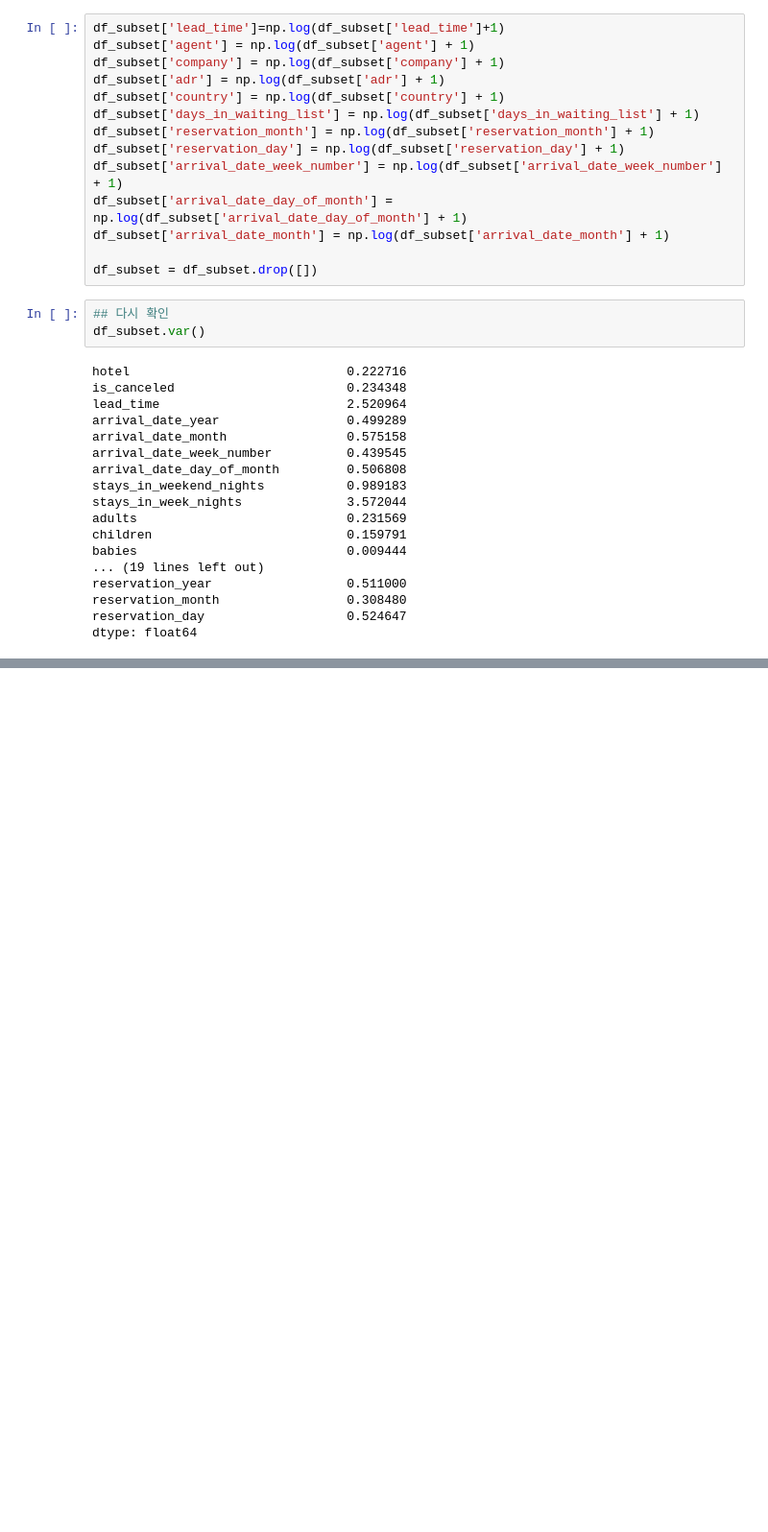
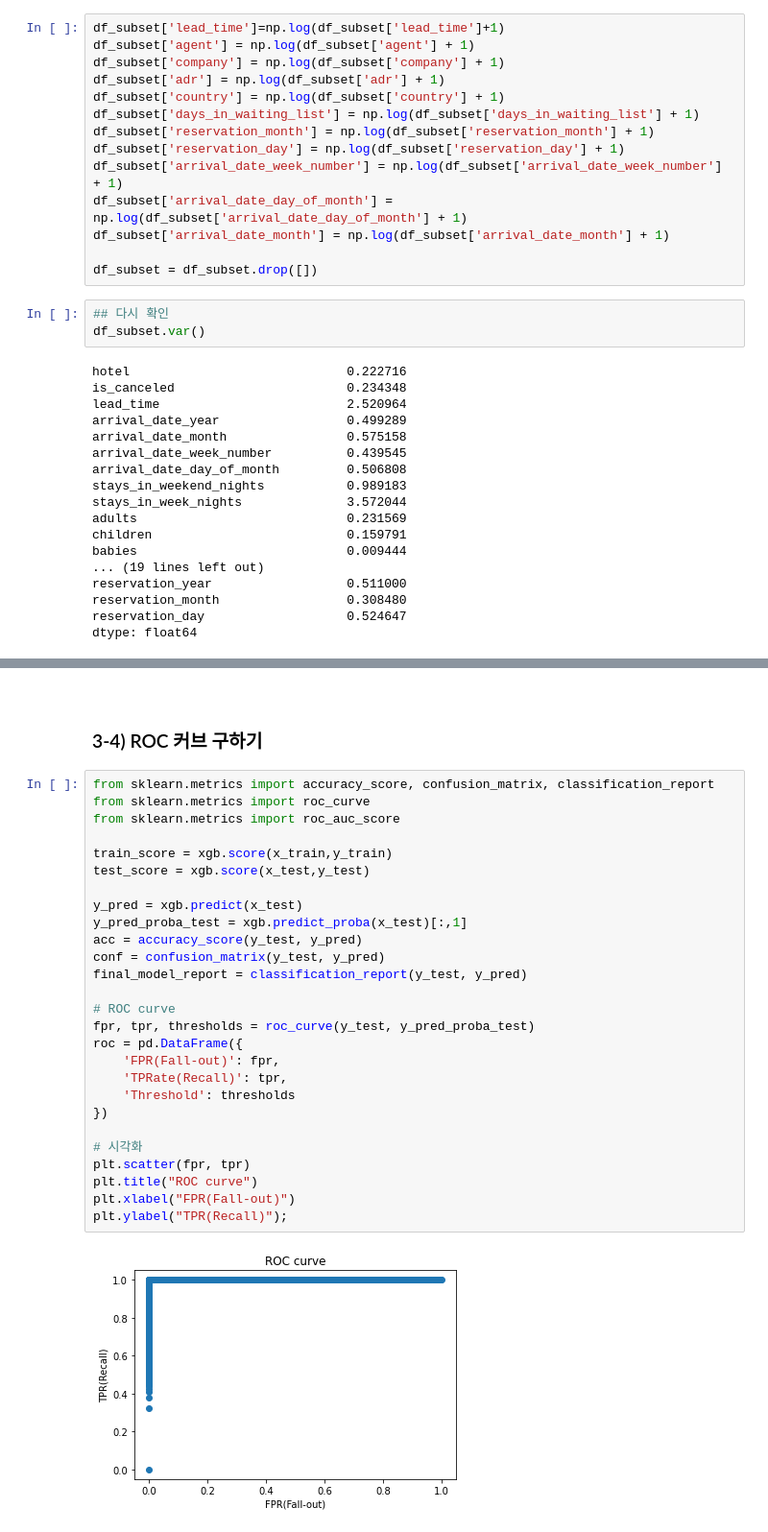
Before and after one commit to wonawonana/cauBigData_HotelBooking, a Jupyter notebook: HotelfirstModel.ipynb, the cells around one changed output, grey strips where cells are left out. Shown: that part at 96% size. Drawn from its saved outputs; the diff is of its cells as text; blank space fills up the shorter version.

```diff
--- a/HotelfirstModel.ipynb
+++ b/HotelfirstModel.ipynb
@@ -422,0 +429,33 @@ models.sort_values(by = 'Score', ascending = False)
+# %% [markdown]
+<br/></br>
+
+### 3-4) ROC 커브 구하기
+# %%
+from sklearn.metrics import accuracy_score, confusion_matrix, classification_report
+from sklearn.metrics import roc_curve
+from sklearn.metrics import roc_auc_score
+
+train_score = xgb.score(x_train,y_train)
+test_score = xgb.score(x_test,y_test)
+
+y_pred = xgb.predict(x_test)
+y_pred_proba_test = xgb.predict_proba(x_test)[:,1]
+acc = accuracy_score(y_test, y_pred)
+conf = confusion_matrix(y_test, y_pred)
+final_model_report = classification_report(y_test, y_pred)
+
+# ROC curve
+fpr, tpr, thresholds = roc_curve(y_test, y_pred_proba_test)
+roc = pd.DataFrame({
+    'FPR(Fall-out)': fpr,
+    'TPRate(Recall)': tpr,
+    'Threshold': thresholds
+})
+
+# 시각화
+plt.scatter(fpr, tpr)
+plt.title("ROC curve")
+plt.xlabel("FPR(Fall-out)")
+plt.ylabel("TPR(Recall)");
+# %% [output]
+[figure, added]
```
Also changed, not shown: parts of 57 cells of this notebook.
